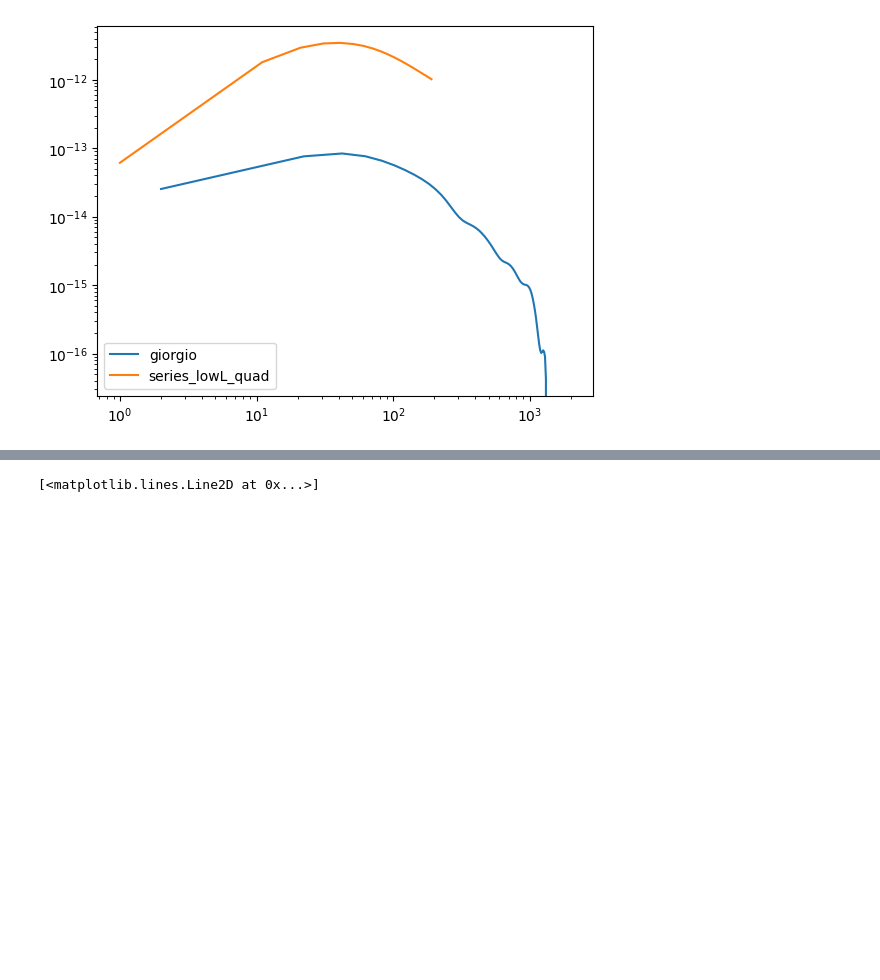
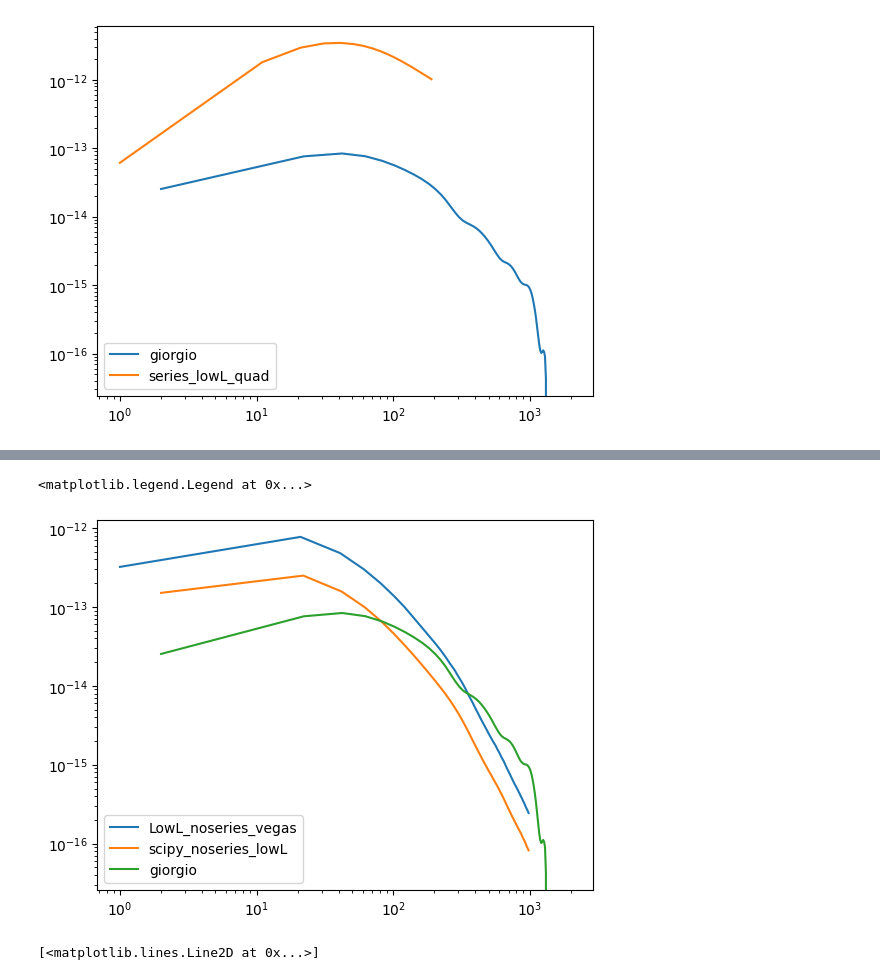
Before and after one commit to aleksandrbowkis/bispec_opt_est, a Jupyter notebook: N2_numerical/N2_tests.ipynb, the cells around one changed output, grey strips where cells are left out. Cells and saved outputs as stored; diff of their text form; code cells hidden in the pictures; blank space fills up the shorter version.

Commit message:
scipy integration

```diff
--- a/N2_numerical/N2_tests.ipynb
+++ b/N2_numerical/N2_tests.ipynb
@@ -76,3 +93,20 @@ print(vegas_lowL)
+# %%
+input_dir = "scipy_results"
+L_scipy = np.load(os.path.join(input_dir, "L.npy"))
+
+Lfac_kappa_scipy = (0.5*L_scipy*(L_scipy+1))**3
+scipy_lowL = np.load(os.path.join(input_dir, "scipy_lowL_noseries.npy"))
+plt.loglog(L, Lfac_kappa*vegas_lowL, label = 'LowL_noseries_vegas')
+
+#plt.loglog(L, Lfac_kappa*nonoise_vegas_lowL, label = 'nonoise_LowL_noseries_vegas')
+plt.loglog(L_scipy, Lfac_kappa_scipy*scipy_lowL, label = 'scipy_noseries_lowL')
+
+#plt.loglog(LensingL,-1*testquad, label='series_lowL_quad')
+plt.loglog(L_analytic, N2_6pt, label='giorgio')
+plt.legend()
+# %% [output]
+<matplotlib.legend.Legend at 0x...>
+[figure, added]
 # %%
 L_norm, norm_phi = np.loadtxt('norm_phi.txt')
 Lfac_norm = (0.5*L_norm*(L_norm+1.))**2
```
Also changed, not shown: parts of 2 cells of this notebook, 7 other files.
